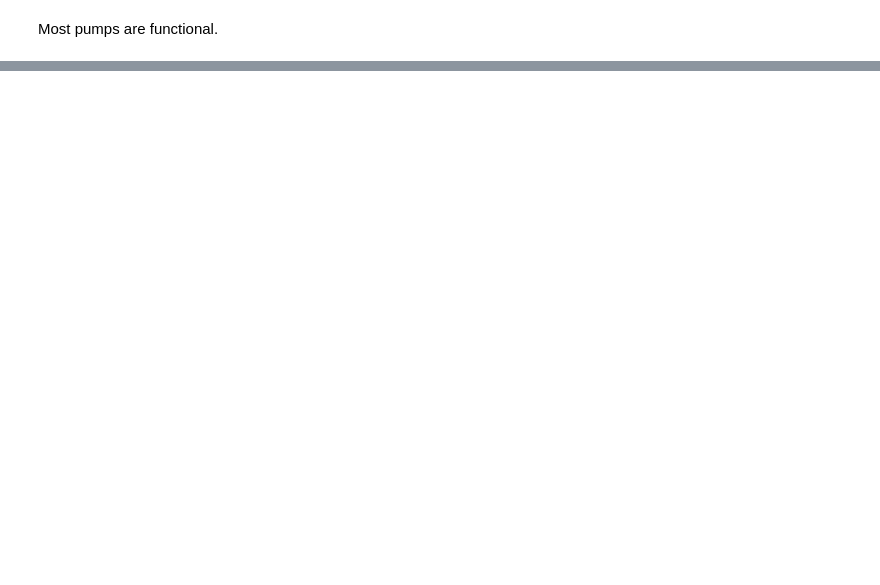
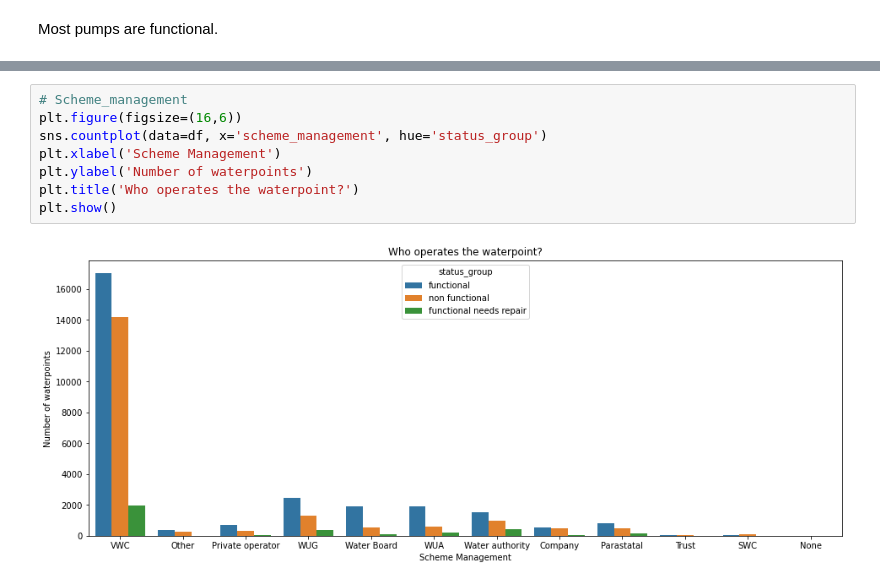
Before and after one commit to Paulwaweru/Phase-3-Project---Tanzania-Water-Wells, a Jupyter notebook: student.ipynb, the cells around one changed output, grey strips where cells are left out. Drawn from its saved outputs; the diff is of its cells as text; blank space fills up the shorter version.

```diff
--- a/student.ipynb
+++ b/student.ipynb
@@ -799,0 +818,10 @@ Most pumps are functional.
+# %%
+# Scheme_management
+plt.figure(figsize=(16,6))
+sns.countplot(data=df, x='scheme_management', hue='status_group')
+plt.xlabel('Scheme Management')
+plt.ylabel('Number of waterpoints')
+plt.title('Who operates the waterpoint?')
+plt.show()
+# %% [output]
+[figure, added]
```
Also changed, not shown: parts of 9 cells of this notebook.
